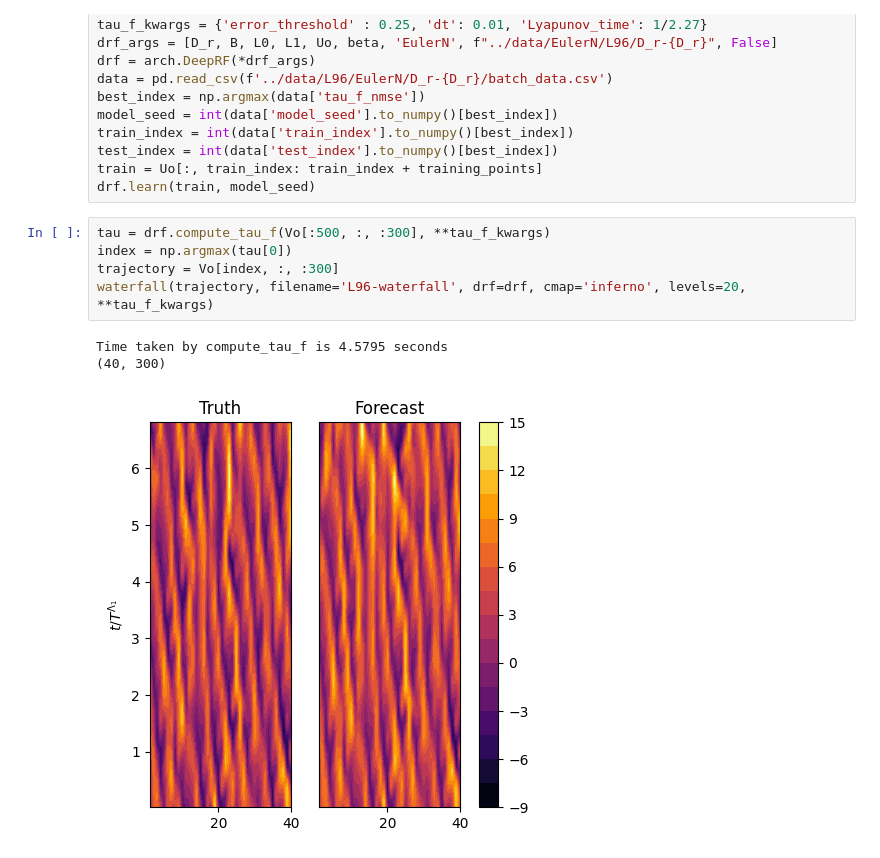
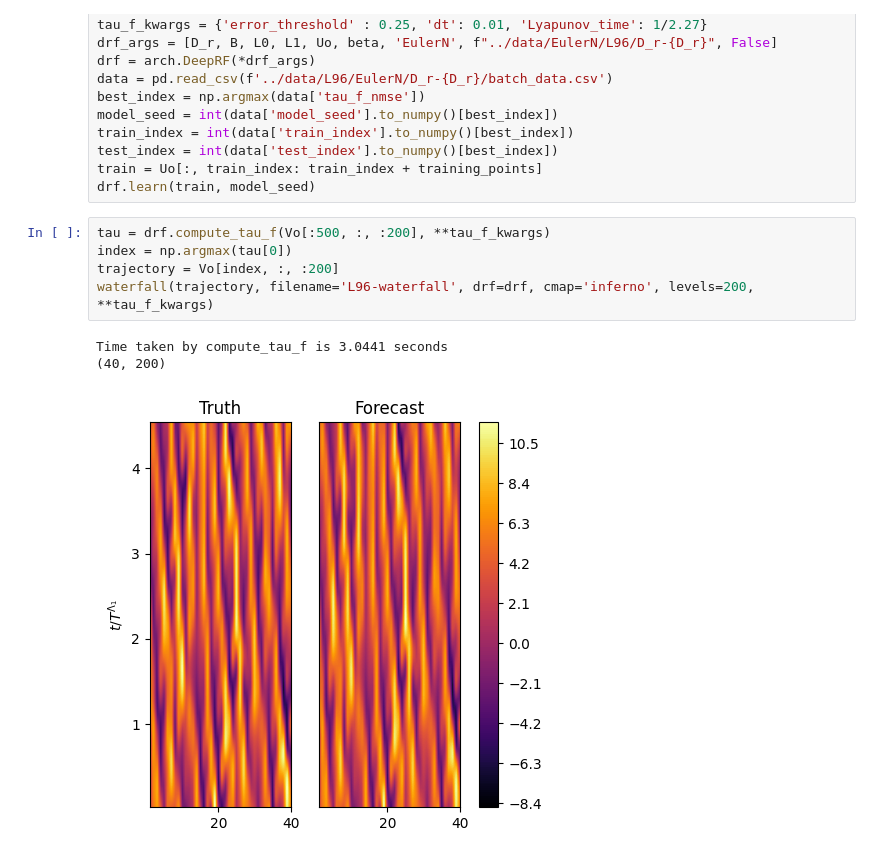
Before and after one commit to pinakm9/deeprf, a Jupyter notebook: notebooks/waterfall-L96.ipynb, the cells around one changed output. Saved outputs shown, nothing was run; the diff lists cells and outputs as text.

```diff
--- a/notebooks/waterfall-L96.ipynb
+++ b/notebooks/waterfall-L96.ipynb
@@ -61,11 +61,11 @@ test_index = int(data['test_index'].to_numpy()[best_index])
 train = Uo[:, train_index: train_index + training_points]
 drf.learn(train, model_seed)
 # %%
-tau = drf.compute_tau_f(Vo[:500, :, :300], **tau_f_kwargs)
+tau = drf.compute_tau_f(Vo[:500, :, :200], **tau_f_kwargs)
 index = np.argmax(tau[0])
-trajectory = Vo[index, :, :300]
-waterfall(trajectory, filename='L96-waterfall', drf=drf, cmap='inferno', levels=20, **tau_f_kwargs)
+trajectory = Vo[index, :, :200]
+waterfall(trajectory, filename='L96-waterfall', drf=drf, cmap='inferno', levels=200, **tau_f_kwargs)
 # %% [output]
-Time taken by compute_tau_f is 4.5795 seconds
-(40, 300)
+Time taken by compute_tau_f is 3.0441 seconds
+(40, 200)
-[figure, old version]
+[figure, new version]
```
Also changed, not shown: parts of 4 cells of this notebook, 7 other files.
